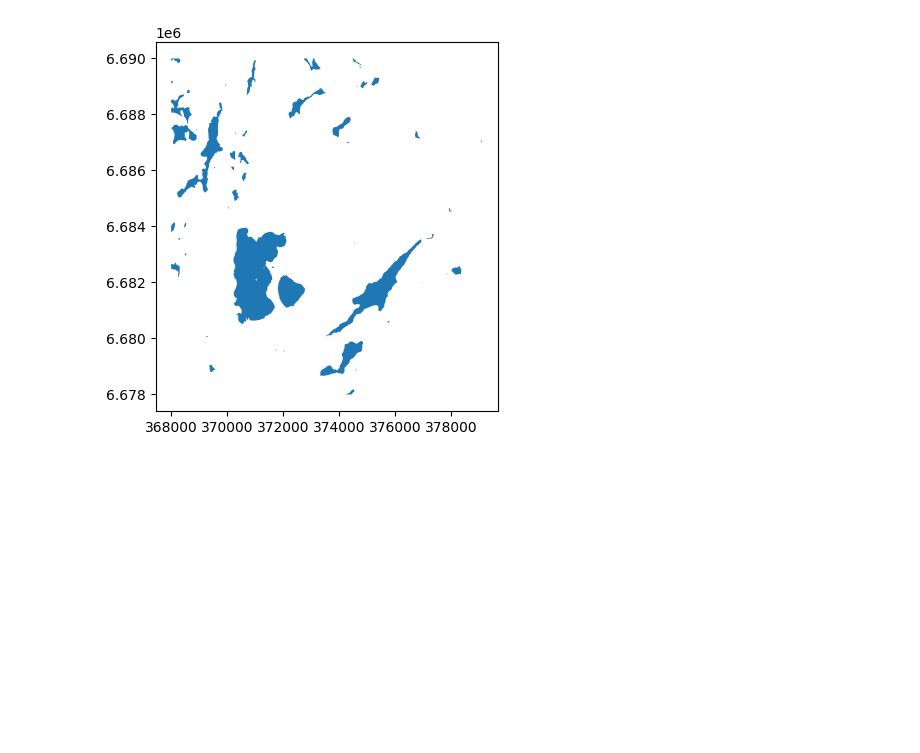
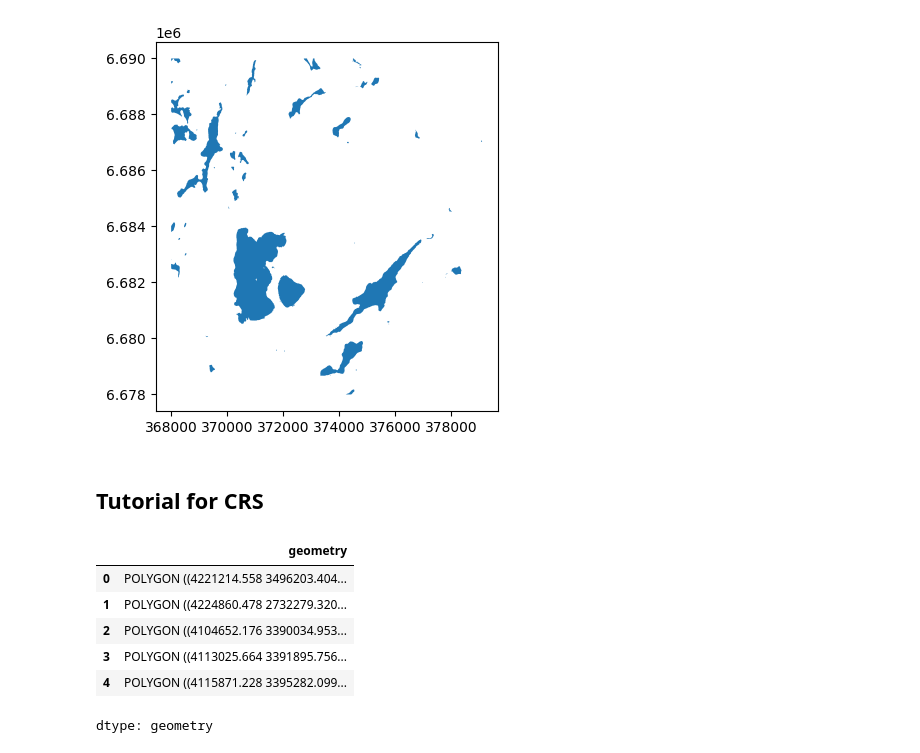
Before and after one commit to bonyuta0204/gis-exploration, a Jupyter notebook: Introduction_to_Geopandas.ipynb, the cells around one changed output. Cells and saved outputs as stored; diff of their text form; code cells hidden in the pictures; blank space fills up the shorter version.

```diff
--- a/Introduction_to_Geopandas.ipynb
+++ b/Introduction_to_Geopandas.ipynb
@@ -112,3 +108,5 @@ selection.plot()
 # %% [output]
 <Axes: >
 [figure]
+# %% [markdown]
+## Tutorial for CRS
@@ -114,0 +116,15 @@ selection.plot()
+# %%
+# Let's make a backup copy of our data
+data_wgs84 = data.copy()
+# Reproject the data
+data = data.to_crs(epsg=3035)
+# Check the new geometry values
+data['geometry'].head()
+# %% [output]
+|  | geometry |
+| 0 | POLYGON ((4221214.558 3496203.404... |
+| 1 | POLYGON ((4224860.478 2732279.320... |
+| 2 | POLYGON ((4104652.176 3390034.953... |
+| 3 | POLYGON ((4113025.664 3391895.756... |
+| 4 | POLYGON ((4115871.228 3395282.099... |
+dtype: geometry
```
Also changed, not shown: parts of 13 cells of this notebook.
